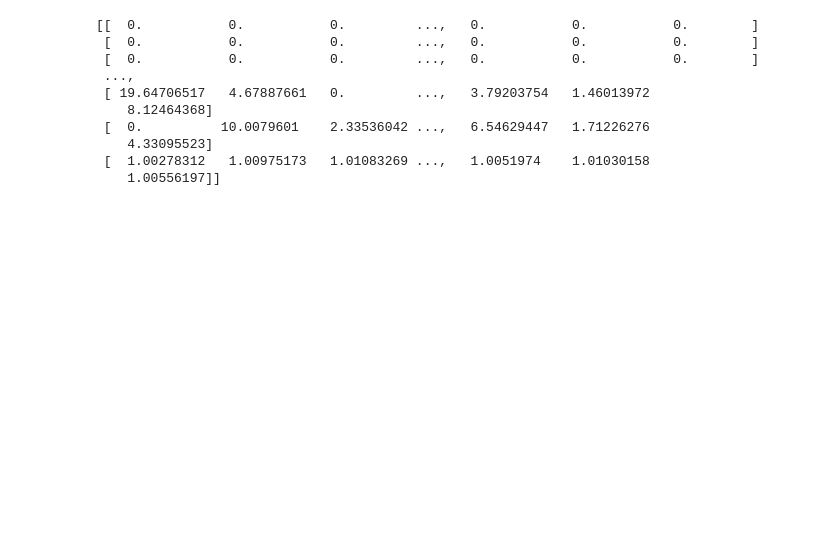
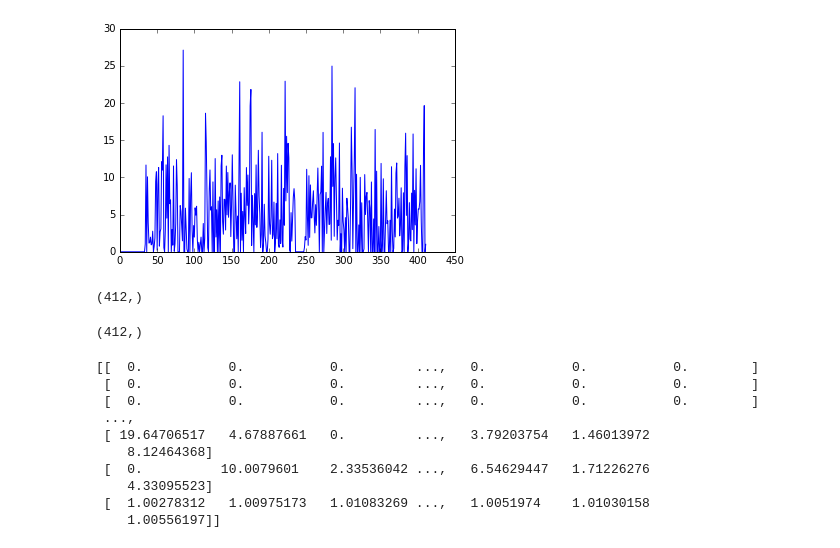
Before and after one commit to KasparP/PSI_simulations, a Jupyter notebook: Python/SolveF.ipynb, the cells around one changed output. Cells and saved outputs as stored; diff of their text form; code cells hidden in the pictures; blank space fills up the shorter version.

```diff
--- a/Python/SolveF.ipynb
+++ b/Python/SolveF.ipynb
@@ -39,0 +89,12 @@ NameError: name 'sc' is not defined
+# %%
+#reconstruct ground truth
+#groundtruth = D['ground_truth']
+F = result
+F2 = D['F_init']
+
+plt.plot(result[0])
+plt.plot(F2[:,0])
+plt.show()
+#recon_gt = ndarray.reshape(groundtruth.IM, (-1,1)) + groundtruth.Su.dot(groundtruth.Fu[:,tidx[0:maxind-1]]) + groundtruth.seg.dot(groundtruth.activity[:,tidx[0:maxind-1]])
+# %% [output]
+[figure, added]
@@ -40,2 +103,8 @@ NameError: name 'sc' is not defined
+# %%
+print result[0].shape
+# %% [output]
+(412,)
 # %%
-print Y.shape
+print F.shape
+# %% [output]
+(412,)
```
Also changed, not shown: parts of 6 cells of this notebook, 1 other file.
